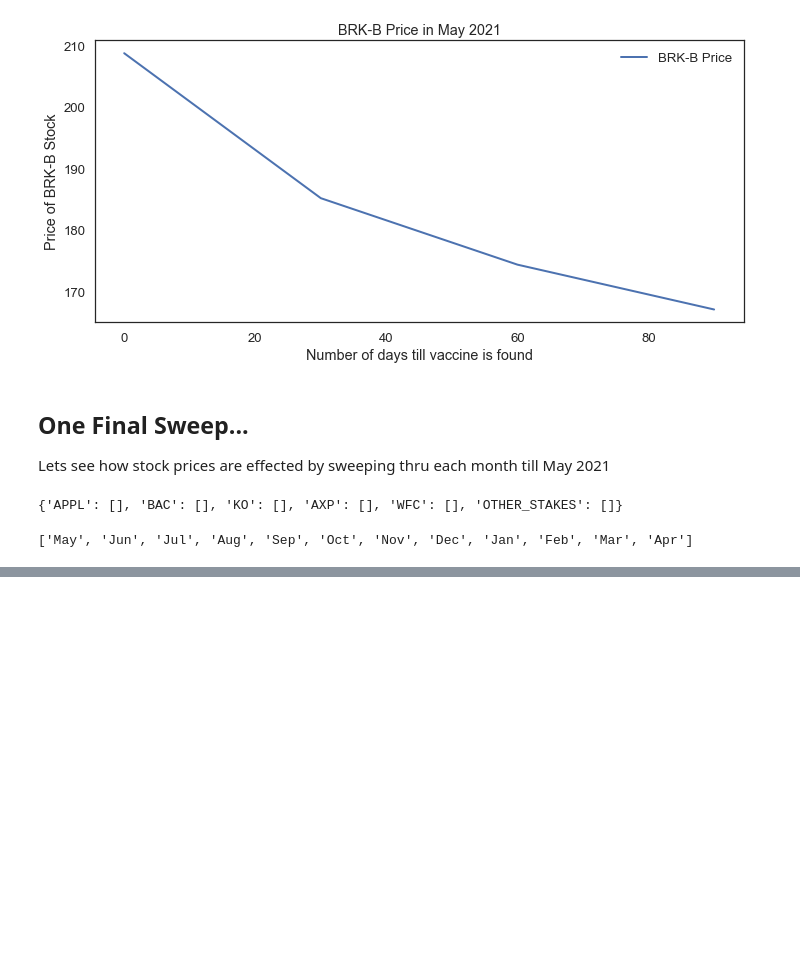
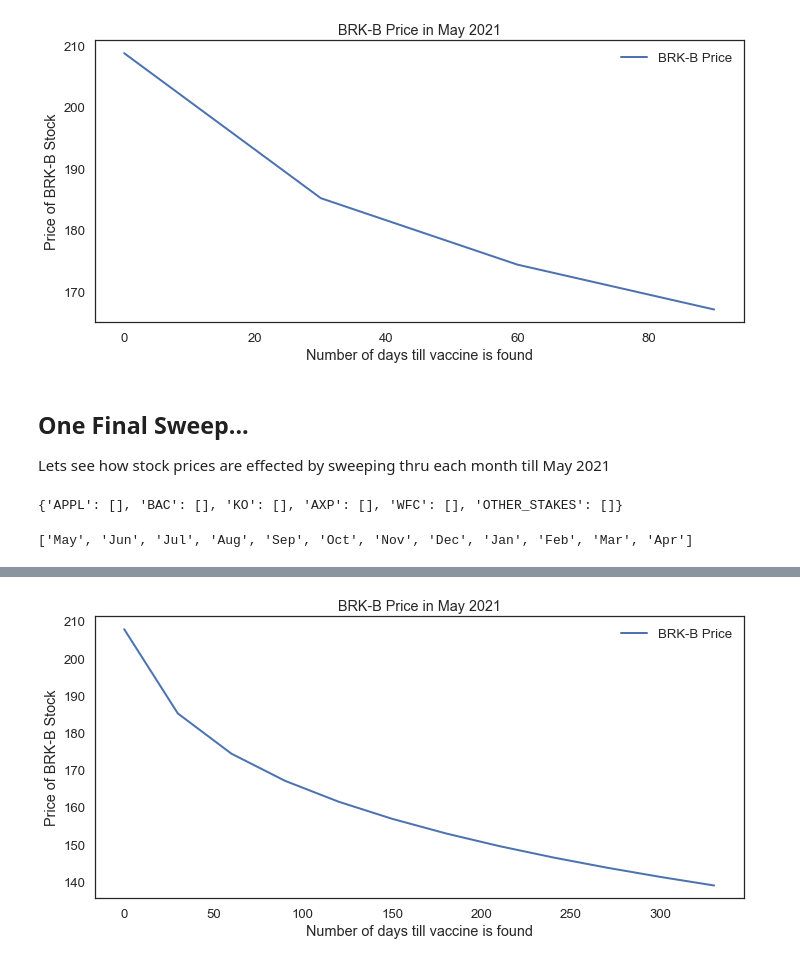
Before and after one commit to YasinEhsan/Berkshire-Hathaway-Price-Modeling, a Jupyter notebook: v2_brk_vaccine_x_days_.ipynb, the cells around one changed output, grey strips where cells are left out. Cells and saved outputs as stored; diff of their text form; code cells hidden in the pictures; blank space fills up the shorter version.

```diff
--- a/v2_brk_vaccine_x_days_.ipynb
+++ b/v2_brk_vaccine_x_days_.ipynb
@@ -385,0 +448,4 @@ print(months)
+# %%
+plotBRK(brk_prices_if_vaccineXdays)
+# %% [output]
+[figure, added]
```
Also changed, not shown: parts of 15 cells of this notebook.
